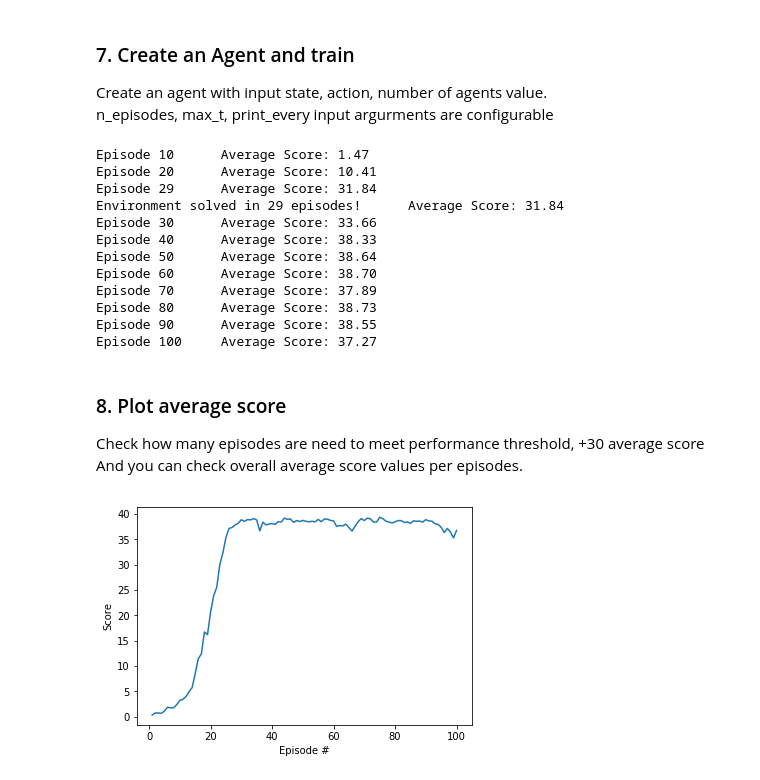
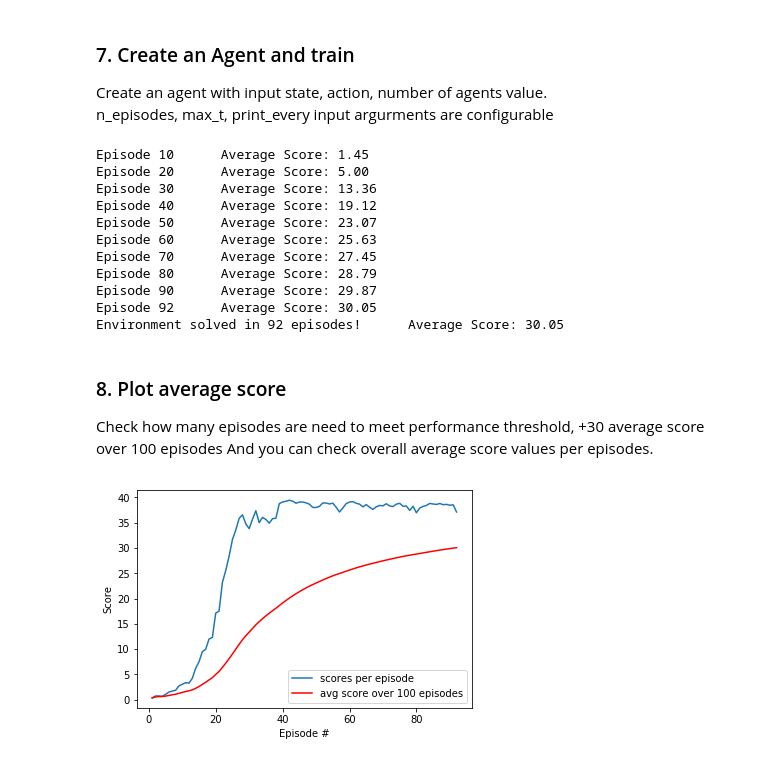
Before and after one commit to ethanchoi/udacity-p2_continuous_control, a Jupyter notebook: Continuous_Control_Multi.ipynb, the cells around one changed output. Cells and saved outputs as stored; diff of their text form; code cells hidden in the pictures.

```diff
--- a/Continuous_Control_Multi.ipynb
+++ b/Continuous_Control_Multi.ipynb
@@ -152,8 +152,8 @@ def ddpg(n_episodes=300, max_t=1000, print_every=100):
         print_every - every print_every step to print an average score
     """
     scores_deque = deque(maxlen=print_every)
-    scores = []
-    performance_achieved = False
+    scores, ma_scores = [], []
+
     for i_episode in range(1, n_episodes+1):
         env_info = env.reset(train_mode=True)[brain_name]
         agent.reset()
@@ -175,19 +175,20 @@ def ddpg(n_episodes=300, max_t=1000, print_every=100):
         scores_deque.append(np.mean(episode_scores))       # save most recent score
         scores.append(np.mean(episode_scores))
 
+        ma_scores.append(np.mean(scores_deque)) # moving average
         print('\rEpisode {}\tAverage Score: {:.2f}'.format(i_episode, np.mean(scores_deque)), end="")
         torch.save(agent.actor_local.state_dict(), 'checkpoint_actor.pth')
         torch.save(agent.critic_local.state_dict(), 'checkpoint_critic.pth')
-        if i_episode % print_every == 0:
+        if i_episode % 10 == 0:
             print('\rEpisode {}\tAverage Score: {:.2f}'.format(i_episode, np.mean(scores_deque)))
 
-        if np.mean(scores_deque)>=30.0 and performance_achieved is False:
+        if np.mean(scores_deque) >=30.0 :
             print('\nEnvironment solved in {:d} episodes!\tAverage Score: {:.2f}'.format(i_episode, np.mean(scores_deque)))
             torch.save(agent.actor_local.state_dict(), 'checkpoint_actor.pth')
             torch.save(agent.critic_local.state_dict(), 'checkpoint_critic.pth')
-            performance_achieved = True
+            break
 
-    return scores
+    return scores, ma_scores
 # %% [markdown]
 ### 7. Create an Agent and train
 Create an agent with input state, action, number of agents value.<br>
@@ -196,34 +197,35 @@ n_episodes, max_t, print_every input argurments are configurable
 # Create Agent
 random_seed = 10
 agent = Agent(state_size=state_size, action_size=action_size, num_agents=num_agents, random_seed=random_seed)
-scores = ddpg(n_episodes=100, print_every=10)
+scores, ma_scores = ddpg(n_episodes=200, print_every=100)
 # %% [output]
-Episode 10      Average Score: 1.47
-Episode 20      Average Score: 10.41
-Episode 29      Average Score: 31.84
-Environment solved in 29 episodes!      Average Score: 31.84
-Episode 30      Average Score: 33.66
-Episode 40      Average Score: 38.33
-Episode 50      Average Score: 38.64
-Episode 60      Average Score: 38.70
-Episode 70      Average Score: 37.89
-Episode 80      Average Score: 38.73
-Episode 90      Average Score: 38.55
-Episode 100     Average Score: 37.27
+Episode 10      Average Score: 1.45
+Episode 20      Average Score: 5.00
+Episode 30      Average Score: 13.36
+Episode 40      Average Score: 19.12
+Episode 50      Average Score: 23.07
+Episode 60      Average Score: 25.63
+Episode 70      Average Score: 27.45
+Episode 80      Average Score: 28.79
+Episode 90      Average Score: 29.87
+Episode 92      Average Score: 30.05
+Environment solved in 92 episodes!      Average Score: 30.05
 # %% [markdown]
 ### 8. Plot average score
-Check how many episodes are need to meet performance threshold, +30 average score
+Check how many episodes are need to meet performance threshold, +30 average score over 100 episodes
 And you can check overall average score values per episodes.
 # %%
 # plot reward, avg score
 fig = plt.figure()
 ax = fig.add_subplot(111)
-plt.plot(np.arange(1, len(scores)+1), scores)
+plt.plot(np.arange(1, len(scores)+1), scores, label='scores per episode')
+plt.plot(np.arange(1, len(scores)+1), ma_scores, c='r', label='avg score over 100 episodes')
 plt.ylabel('Score')
 plt.xlabel('Episode #')
+plt.legend(loc='lower right')
 plt.show()
 # %% [output]
-[figure, old version]
+[figure, new version]
 # %%
 # Environment Close
 env.close()
```
Also changed, not shown: parts of 1 cell of this notebook.
